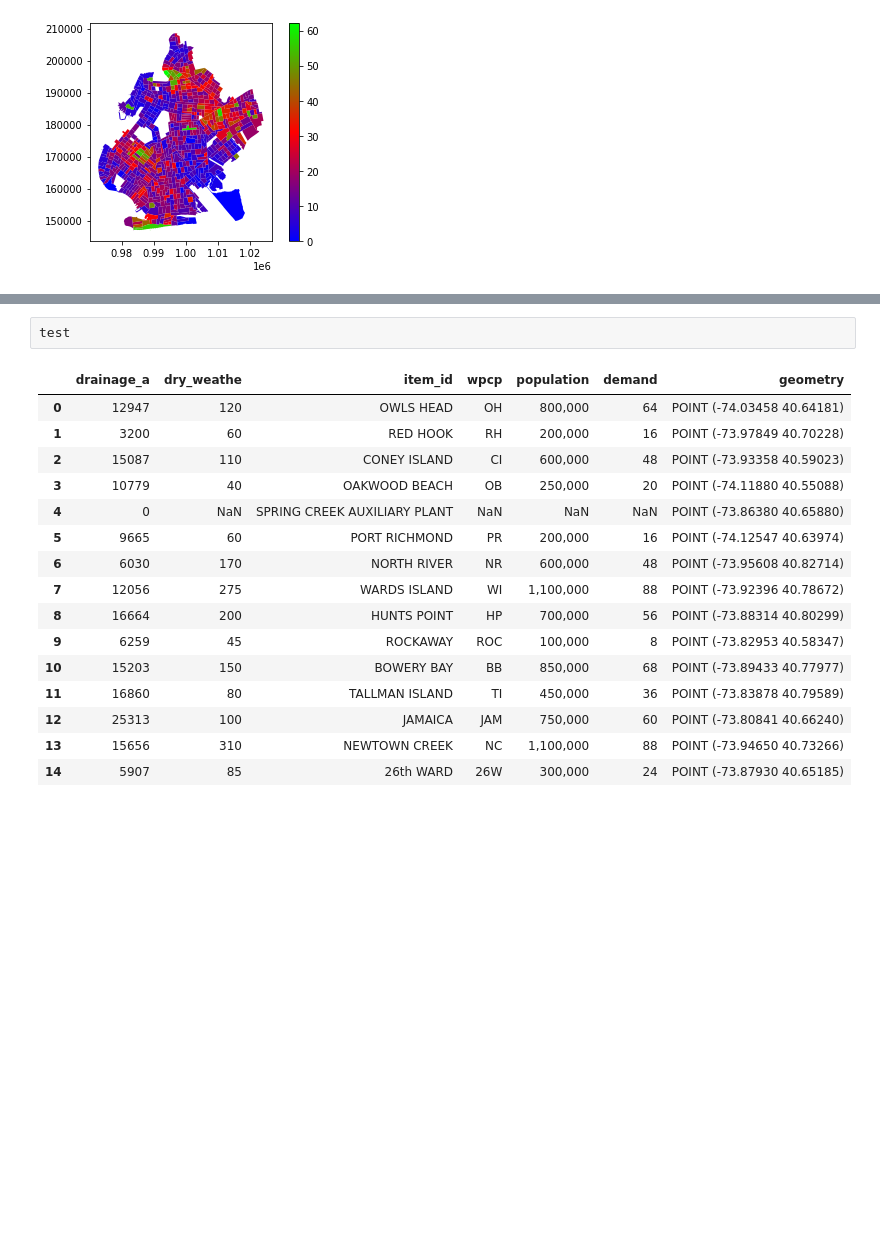
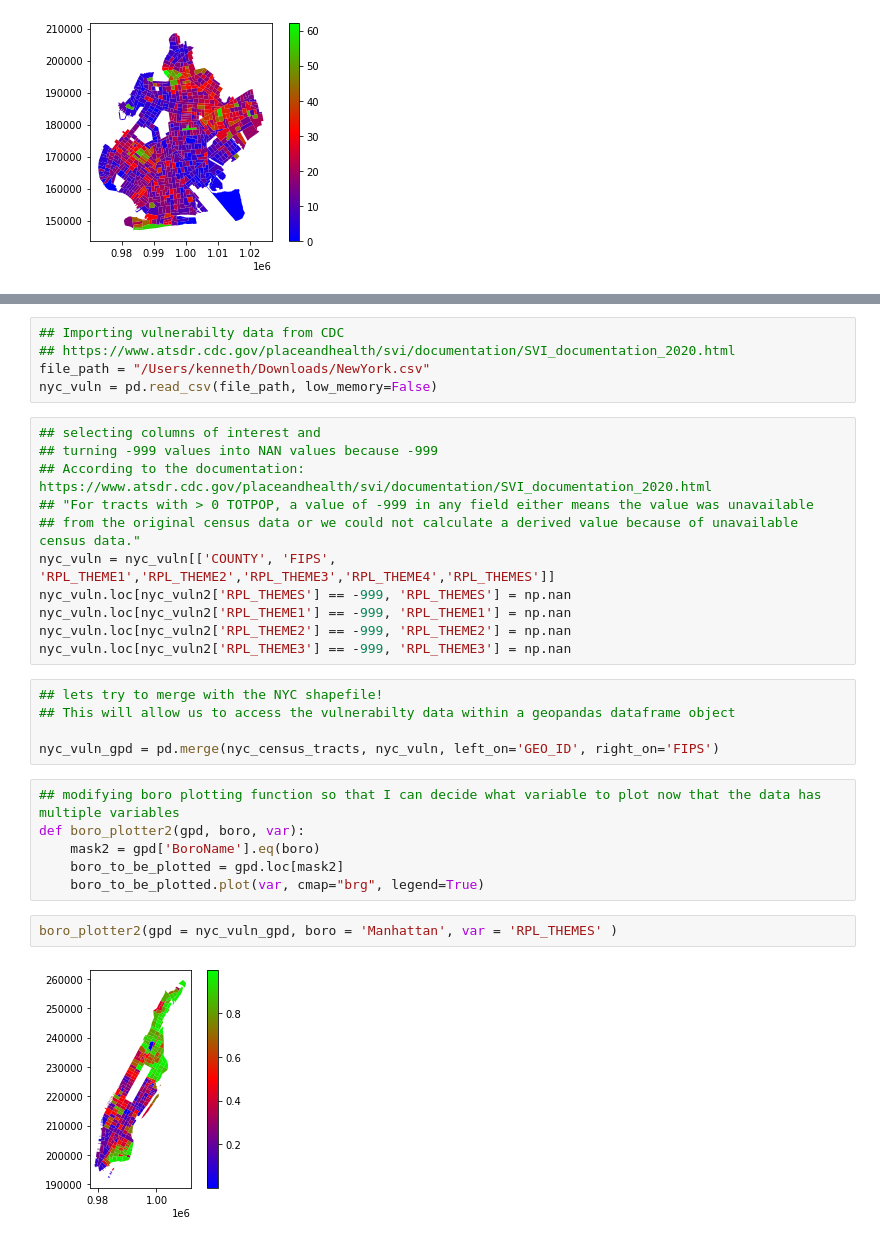
Before and after one commit to KennethA32/Living_Shorelines, a Jupyter notebook: living_shoreline.ipynb, the cells around one changed output, grey strips where cells are left out. Saved outputs shown, nothing was run; the diff lists cells and outputs as text; blank space fills up the shorter version.

Commit message:
Generated vulnerability maps per Boro

```diff
--- a/living_shoreline.ipynb
+++ b/living_shoreline.ipynb
@@ -132,19 +134,31 @@ test = gpd.read_file(file_path)
-# %%
-test
-# %% [output]
-|  | drainage_a | dry_weathe | item_id | wpcp | population | demand | geometry |
-| 0 | 12947 | 120 | OWLS HEAD | OH | 800,000 | 64 | POINT (-74.03458 40.64181) |
-| 1 | 3200 | 60 | RED HOOK | RH | 200,000 | 16 | POINT (-73.97849 40.70228) |
-| 2 | 15087 | 110 | CONEY ISLAND | CI | 600,000 | 48 | POINT (-73.93358 40.59023) |
-| 3 | 10779 | 40 | OAKWOOD BEACH | OB | 250,000 | 20 | POINT (-74.11880 40.55088) |
-| 4 | 0 | NaN | SPRING CREEK AUXILIARY PLANT | NaN | NaN | NaN | POINT (-73.86380 40.65880) |
-| 5 | 9665 | 60 | PORT RICHMOND | PR | 200,000 | 16 | POINT (-74.12547 40.63974) |
-| 6 | 6030 | 170 | NORTH RIVER | NR | 600,000 | 48 | POINT (-73.95608 40.82714) |
-| 7 | 12056 | 275 | WARDS ISLAND | WI | 1,100,000 | 88 | POINT (-73.92396 40.78672) |
-| 8 | 16664 | 200 | HUNTS POINT | HP | 700,000 | 56 | POINT (-73.88314 40.80299) |
-| 9 | 6259 | 45 | ROCKAWAY | ROC | 100,000 | 8 | POINT (-73.82953 40.58347) |
-| 10 | 15203 | 150 | BOWERY BAY | BB | 850,000 | 68 | POINT (-73.89433 40.77977) |
-| 11 | 16860 | 80 | TALLMAN ISLAND | TI | 450,000 | 36 | POINT (-73.83878 40.79589) |
-| 12 | 25313 | 100 | JAMAICA | JAM | 750,000 | 60 | POINT (-73.80841 40.66240) |
-| 13 | 15656 | 310 | NEWTOWN CREEK | NC | 1,100,000 | 88 | POINT (-73.94650 40.73266) |
-| 14 | 5907 | 85 | 26th WARD | 26W | 300,000 | 24 | POINT (-73.87930 40.65185) |
+# %%
+## Importing vulnerabilty data from CDC
+## https://www.atsdr.cdc.gov/placeandhealth/svi/documentation/SVI_documentation_2020.html
+file_path = "/Users/kenneth/Downloads/NewYork.csv"
+nyc_vuln = pd.read_csv(file_path, low_memory=False)
+# %%
+## selecting columns of interest and
+## turning -999 values into NAN values because -999
+## According to the documentation: https://www.atsdr.cdc.gov/placeandhealth/svi/documentation/SVI_documentation_2020.html
+## "For tracts with > 0 TOTPOP, a value of -999 in any field either means the value was unavailable
+## from the original census data or we could not calculate a derived value because of unavailable census data."
+nyc_vuln = nyc_vuln[['COUNTY', 'FIPS', 'RPL_THEME1','RPL_THEME2','RPL_THEME3','RPL_THEME4','RPL_THEMES']]
+nyc_vuln.loc[nyc_vuln2['RPL_THEMES'] == -999, 'RPL_THEMES'] = np.nan
+nyc_vuln.loc[nyc_vuln2['RPL_THEME1'] == -999, 'RPL_THEME1'] = np.nan
+nyc_vuln.loc[nyc_vuln2['RPL_THEME2'] == -999, 'RPL_THEME2'] = np.nan
+nyc_vuln.loc[nyc_vuln2['RPL_THEME3'] == -999, 'RPL_THEME3'] = np.nan
+# %%
+## lets try to merge with the NYC shapefile!
+## This will allow us to access the vulnerabilty data within a geopandas dataframe object
+
+nyc_vuln_gpd = pd.merge(nyc_census_tracts, nyc_vuln, left_on='GEO_ID', right_on='FIPS')
+# %%
+## modifying boro plotting function so that I can decide what variable to plot now that the data has multiple variables
+def boro_plotter2(gpd, boro, var):
+    mask2 = gpd['BoroName'].eq(boro)
+    boro_to_be_plotted = gpd.loc[mask2]
+    boro_to_be_plotted.plot(var, cmap="brg", legend=True)
+# %%
+boro_plotter2(gpd = nyc_vuln_gpd, boro = 'Manhattan', var = 'RPL_THEMES' )
+# %% [output]
+[figure, added]
```
Also changed, not shown: parts of 8 cells of this notebook.
